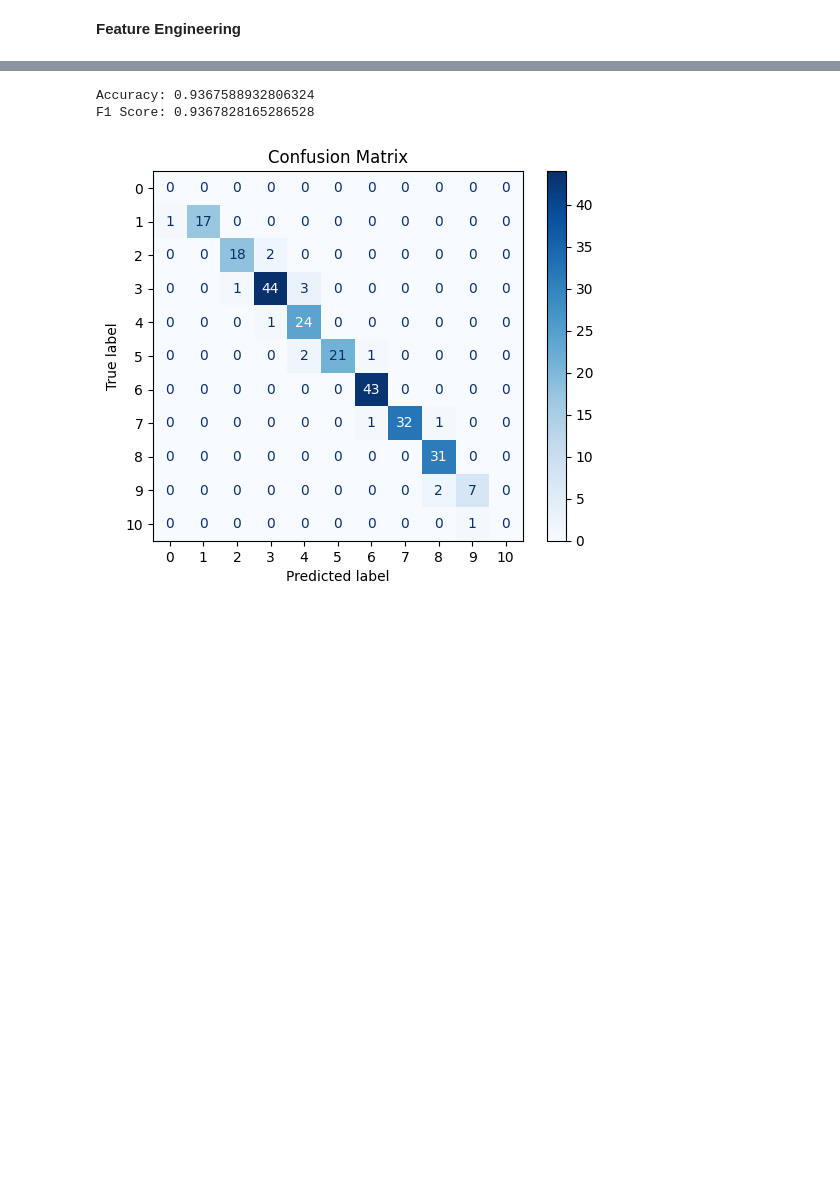
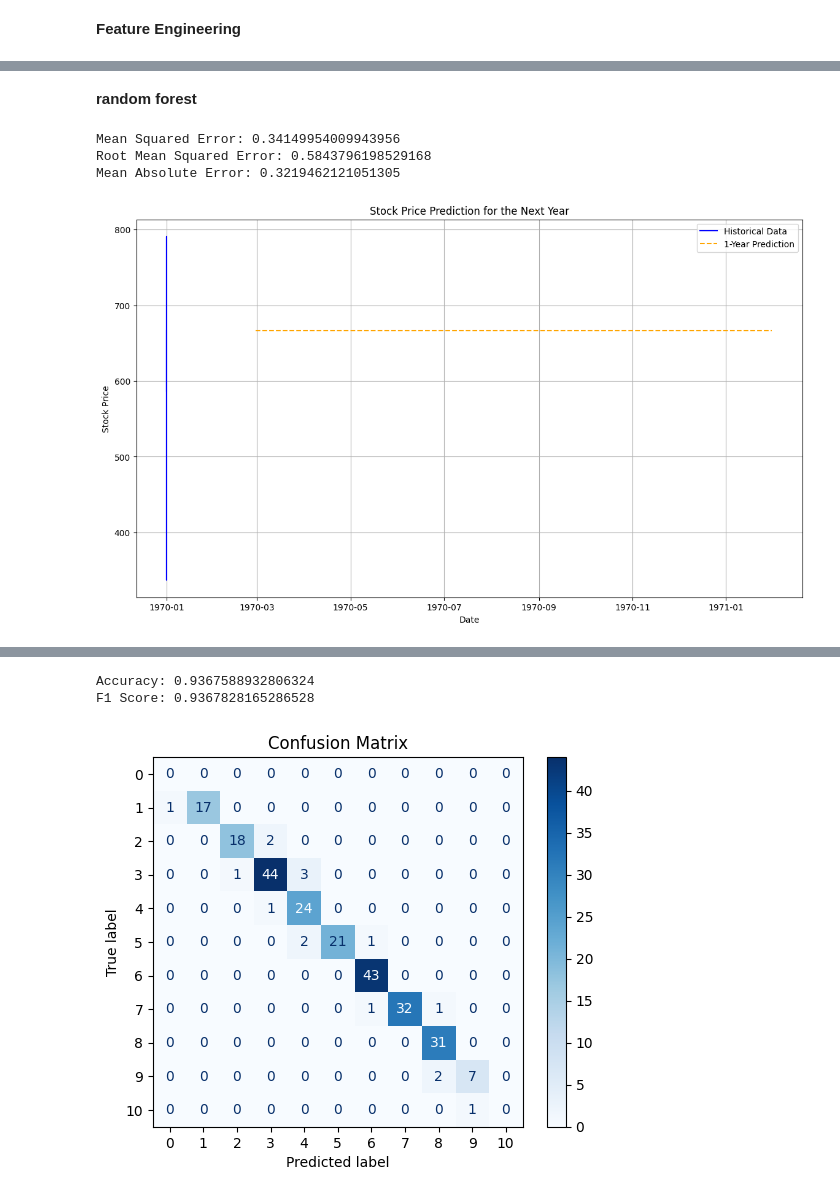
Before and after one commit to Muhammad-Abdullah-Jami/UK_Bank_Stocks_Prediction, a Jupyter notebook: Yfinance.ipynb, the cells around one changed output, grey strips where cells are left out. Drawn from its saved outputs; the diff is of its cells as text; code cells hidden in the pictures; blank space fills up the shorter version.

```diff
--- a/Yfinance.ipynb
+++ b/Yfinance.ipynb
@@ -106,0 +159,70 @@ ValueError: too many values to unpack (expected 3)
+# %% [markdown]
+**random forest**
+# %%
+import numpy as np
+import pandas as pd
+import matplotlib.pyplot as plt
+from sklearn.ensemble import RandomForestRegressor
+from sklearn.model_selection import train_test_split
+from sklearn.metrics import mean_squared_error, mean_absolute_error
+
+# Ensure index is in datetime format
+df.index = pd.to_datetime(df.index)
+
+# Define features and target variable
+X = df[['Open', 'High', 'Low', 'Close', 'Volume']]
+y = df['Close']
+
+# Split data into training and testing sets
+X_train, X_test, y_train, y_test = train_test_split(X, y, test_size=0.2, random_state=42)
+
+# Train the Random Forest model
+rf_model = RandomForestRegressor(n_estimators=100, random_state=42)
+rf_model.fit(X_train, y_train)
+
+# Define future dates for the next year (12 months)
+future_dates = pd.date_range(start=df.index[-1] + pd.DateOffset(months=1), periods=12, freq='M')
+future_data = pd.DataFrame(index=future_dates, columns=X.columns)
+
+# Fill future data with the last known values for Open, High, Low, Close, and Volume (or use another method if needed)
+for col in X.columns:
+    future_data[col] = df[col].iloc[-1]
+
+# Predict stock prices for the next 12 months
+future_predictions_1y = rf_model.predict(future_data)
+
+# Evaluate the model on the test set
+y_pred = rf_model.predict(X_test)
+mse = mean_squared_error(y_test, y_pred)
+rmse = np.sqrt(mse)
+mae = mean_absolute_error(y_test, y_pred)
+
+print('Mean Squared Error:', mse)
+print('Root Mean Squared Error:', rmse)
+print('Mean Absolute Error:', mae)
+
+# Append predictions to the original data for plotting
+df_with_predictions = pd.concat([df, pd.DataFrame({'Close': future_predictions_1y}, index=future_dates)])
+
+# Plot the last 5 years of data with predictions for the next year
+plt.figure(figsize=(14, 8))
+
+# Plot the historical data
+plt.plot(df.index[-5 * 252:], df['Close'][-5 * 252:], color='blue', label='Historical Data')
+
+# Plot the predictions for the next year in a different color
+plt.plot(future_dates, future_predictions_1y, color='orange', linestyle='--', label='1-Year Prediction')
+
+# Title and labels
+plt.title('Stock Price Prediction for the Next Year')
+plt.xlabel('Date')
+plt.ylabel('Stock Price')
+plt.legend()
+plt.grid(True)
+
+plt.show()
+# %% [output]
+Mean Squared Error: 0.34149954009943956
+Root Mean Squared Error: 0.5843796198529168
+Mean Absolute Error: 0.3219462121051305
+[figure, added]
```
Also changed, not shown: parts of 16 cells of this notebook.
